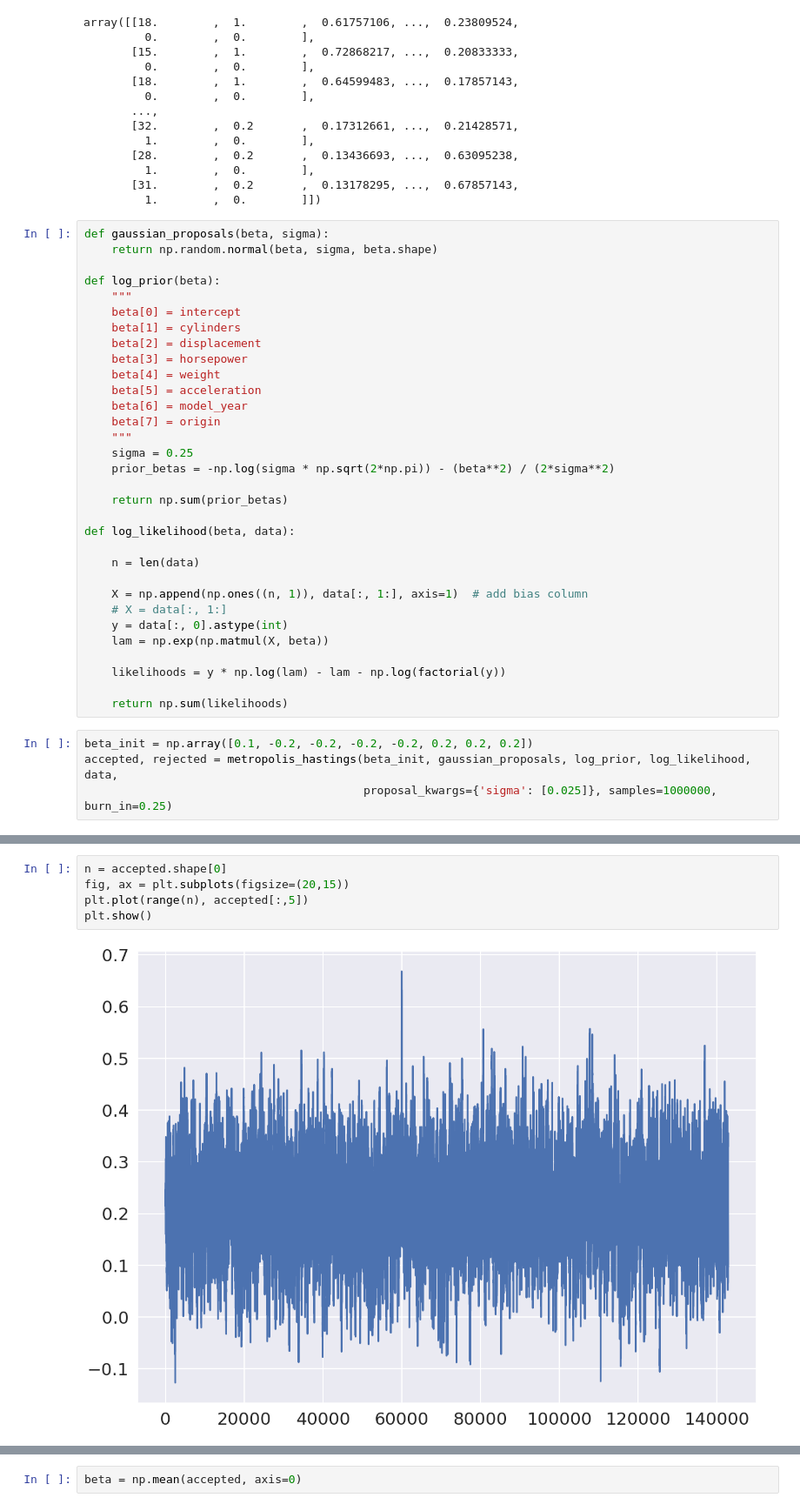
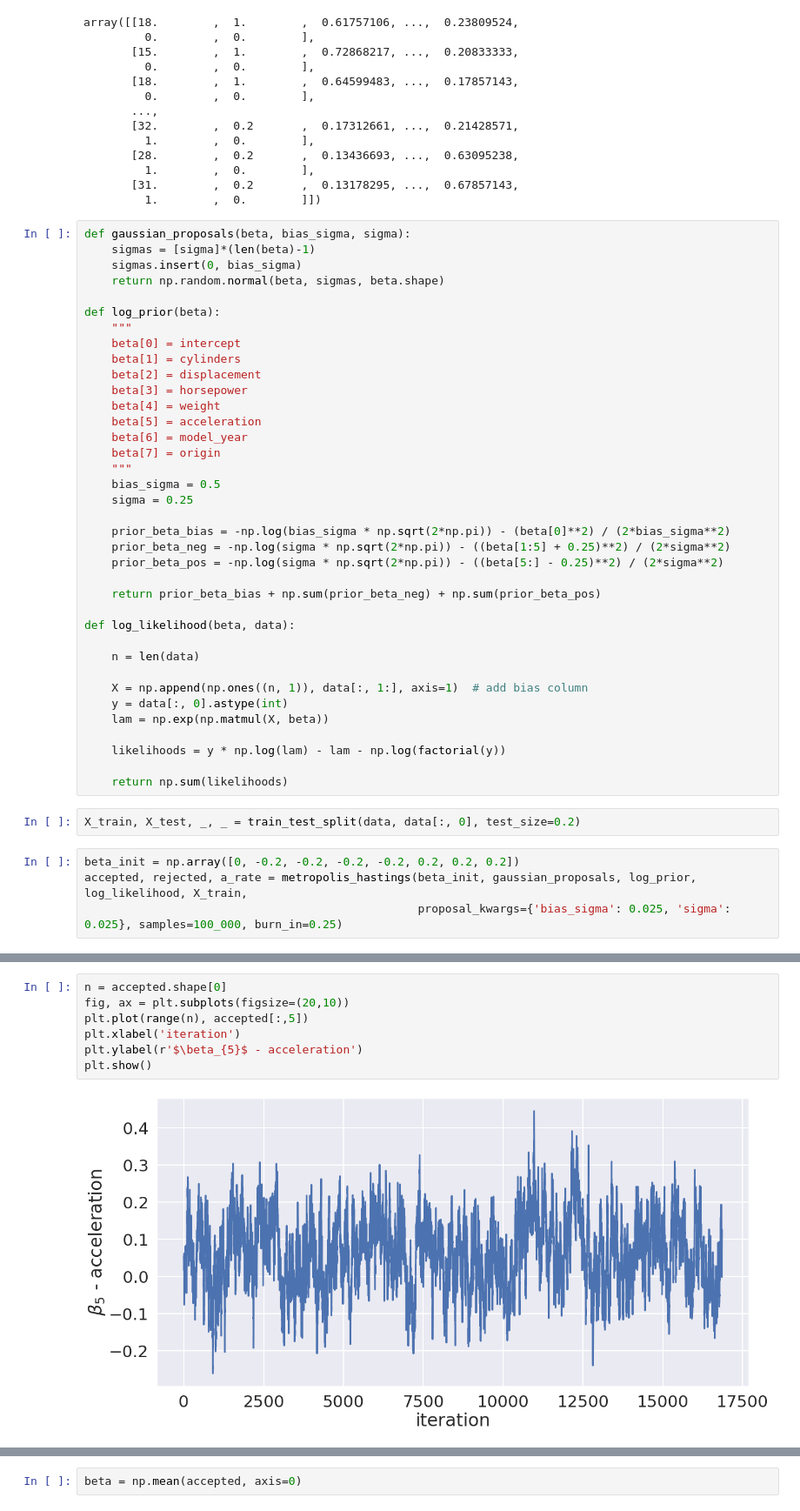
Before and after one commit to colesturza/CSCI5822-Final-Project, a Jupyter notebook: python/poisson_regression.ipynb, the cells around one changed output, grey strips where cells are left out. Shown at 87% size. Saved outputs shown, nothing was run; the diff lists cells and outputs as text.

```diff
--- a/python/poisson_regression.ipynb
+++ b/python/poisson_regression.ipynb
@@ -95,8 +96,10 @@ array([[18.        ,  1.        ,  0.61757106, ...,  0.23809524,
        [31.        ,  0.2       ,  0.13178295, ...,  0.67857143,
          1.        ,  0.        ]])
 # %%
-def gaussian_proposals(beta, sigma):
-    return np.random.normal(beta, sigma, beta.shape)
+def gaussian_proposals(beta, bias_sigma, sigma):
+    sigmas = [sigma]*(len(beta)-1)
+    sigmas.insert(0, bias_sigma)
+    return np.random.normal(beta, sigmas, beta.shape)
 
 def log_prior(beta):
     """
@@ -109,24 +112,29 @@ def log_prior(beta):
     beta[6] = model_year
     beta[7] = origin
     """
+    bias_sigma = 0.5
     sigma = 0.25
-    prior_betas = -np.log(sigma * np.sqrt(2*np.pi)) - (beta**2) / (2*sigma**2)
 
-    return np.sum(prior_betas)
+    prior_beta_bias = -np.log(bias_sigma * np.sqrt(2*np.pi)) - (beta[0]**2) / (2*bias_sigma**2)
+    prior_beta_neg = -np.log(sigma * np.sqrt(2*np.pi)) - ((beta[1:5] + 0.25)**2) / (2*sigma**2)
+    prior_beta_pos = -np.log(sigma * np.sqrt(2*np.pi)) - ((beta[5:] - 0.25)**2) / (2*sigma**2)
+
+    return prior_beta_bias + np.sum(prior_beta_neg) + np.sum(prior_beta_pos)
 
 def log_likelihood(beta, data):
 
     n = len(data)
 
     X = np.append(np.ones((n, 1)), data[:, 1:], axis=1)  # add bias column
-    # X = data[:, 1:]
     y = data[:, 0].astype(int)
     lam = np.exp(np.matmul(X, beta))
 
     likelihoods = y * np.log(lam) - lam - np.log(factorial(y))
 
     return np.sum(likelihoods)
+# %%
+X_train, X_test, _, _ = train_test_split(data, data[:, 0], test_size=0.2)
 # %%
-beta_init = np.array([0.1, -0.2, -0.2, -0.2, -0.2, 0.2, 0.2, 0.2])
-accepted, rejected = metropolis_hastings(beta_init, gaussian_proposals, log_prior, log_likelihood, data,
-                                         proposal_kwargs={'sigma': [0.025]}, samples=1000000, burn_in=0.25)
+beta_init = np.array([0, -0.2, -0.2, -0.2, -0.2, 0.2, 0.2, 0.2])
+accepted, rejected, a_rate = metropolis_hastings(beta_init, gaussian_proposals, log_prior, log_likelihood, X_train,
+                                                 proposal_kwargs={'bias_sigma': 0.025, 'sigma': 0.025}, samples=100_000, burn_in=0.25)
@@ -137,8 +164,10 @@ accepted.shape, rejected.shape
 # %%
 n = accepted.shape[0]
-fig, ax = plt.subplots(figsize=(20,15))
+fig, ax = plt.subplots(figsize=(20,10))
 plt.plot(range(n), accepted[:,5])
+plt.xlabel('iteration')
+plt.ylabel(r'$\beta_{5}$ - acceleration')
 plt.show()
 # %% [output]
-[figure, old version]
+[figure, new version]
 # %%
```
Also changed, not shown: parts of 15 cells of this notebook, 17 other files.
